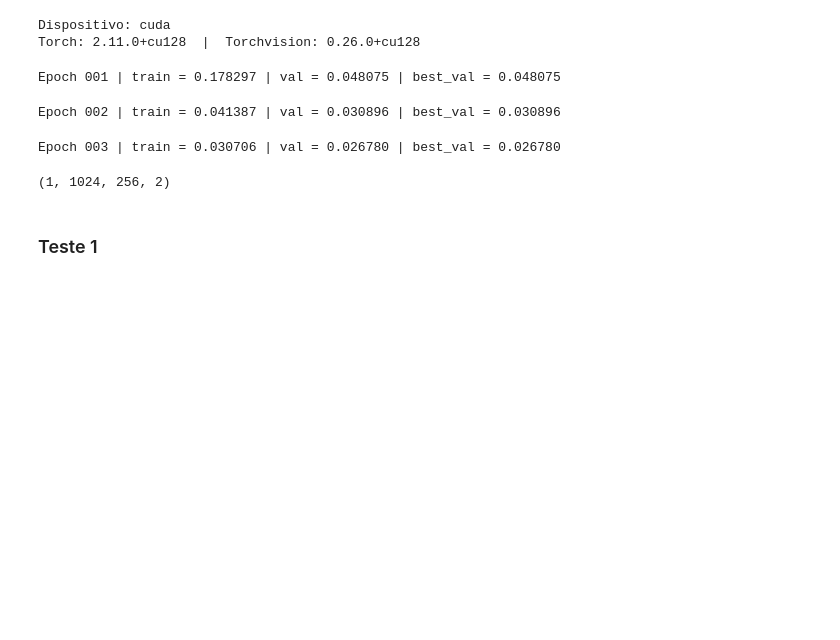
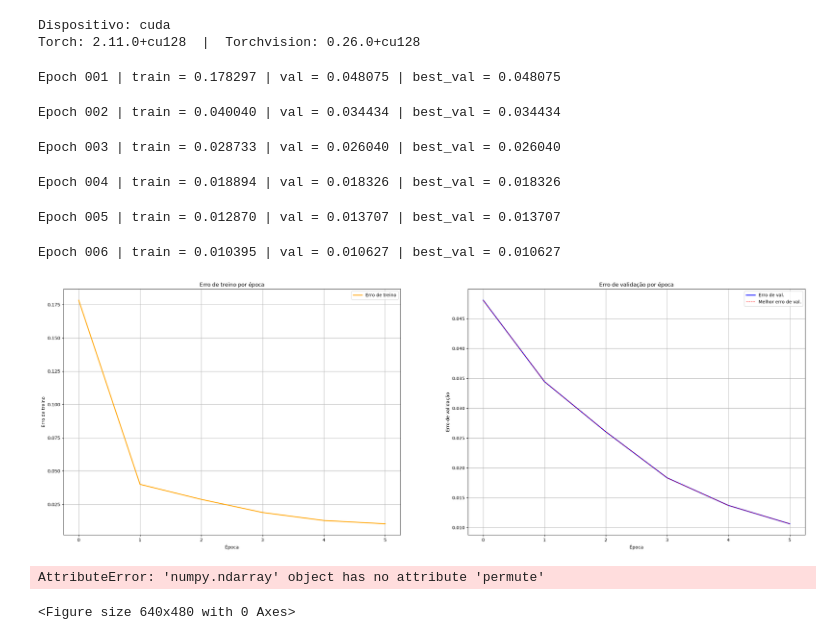
Before and after one commit to oxym4nd145/AV2_ML2_IMPA, a Jupyter notebook: train_hstair.ipynb, the cells around one changed output. Drawn from its saved outputs; the diff is of its cells as text; code cells hidden in the pictures; blank space fills up the shorter version.

Commit message:
fix vis_tools and clean train_hstair

```diff
--- a/train_hstair.ipynb
+++ b/train_hstair.ipynb
@@ -13,12 +13,15 @@ from datasets import HelmholtzDataset
 from vis_tools import *
 # %%
 SEED         = 42
-EPOCHS       = 20
+EPOCHS       = 6
 BATCH_SIZE   = 24
 LR           = 1e-3
 
-DATASET_PATH = "/mnt/storage_C1/BILL_pino/the_well/datasets/helmholtz_staircase"
-OUTPUT_DIR   = "./models"
+BASE_PATH = "/mnt/storage_C1/BILL_pino"
+DATASET_NAME = "helmholtz_staircase"
+DATASET_PATH = BASE_PATH + "/the_well/datasets/" + DATASET_NAME
+OUTPUT_DIR   = BASE_PATH + '/models/' + DATASET_NAME
+
 
 MODES1       = 16   # Modos de Fourier na primeira dimensão espacial (x)
 MODES2       = 16   # Modos de Fourier na segunda dimensão espacial (y)
@@ -80,7 +83,7 @@ experiments = {
 x, y = train_ds[0]
 in_dim, out_dim = x.shape[-1], y.shape[-1]
 
-for i in range(NUM_EXPS):
+for i in range(1, NUM_EXPS):
 
     model = experiments['experiment_model'][i](
         modes1=MODES1,
@@ -91,35 +94,41 @@ for i in range(NUM_EXPS):
         depth=DEPTH,
         proj_dim=PROJ_DIM
     ).cuda()
 
     model = torch.compile(model)
 
     optimizer = torch.optim.AdamW(
         model.parameters(),
         lr=LR,
     )
 
     criterion = relative_l2_loss
 
     history = train_model(
         model=model,
         train_loader=train_loader,
         val_loader=val_loader,
         optimizer=optimizer,
         criterion=criterion,
         epochs=EPOCHS,
         checkpoint_dir=OUTPUT_DIR,
         label=experiments['experiment_label'][i]
     )
 
-    train_vis = plot(history, experiments['experiment_label'][i])
+    train_vis = plot(history, OUTPUT_DIR + '/plots/' + experiments['experiment_label'][i])
 
     train_vis.show(save=True)
 
-    model_vis = gif(val_ds, model, experiments['experiment_label'][i], device)
+    model_vis = gif(val_ds, model, experiments['experiment_label'][i], device, OUTPUT_DIR + '/gifs/' + experiments['experiment_label'][i])
 
-    model_vis.show(steps=100)
+    model_vis.show(steps=200)
 # %% [output]
 Epoch 001 | train = 0.178297 | val = 0.048075 | best_val = 0.048075
-Epoch 002 | train = 0.041387 | val = 0.030896 | best_val = 0.030896
+Epoch 002 | train = 0.040040 | val = 0.034434 | best_val = 0.034434
-Epoch 003 | train = 0.030706 | val = 0.026780 | best_val = 0.026780
+Epoch 003 | train = 0.028733 | val = 0.026040 | best_val = 0.026040
+Epoch 004 | train = 0.018894 | val = 0.018326 | best_val = 0.018326
+Epoch 005 | train = 0.012870 | val = 0.013707 | best_val = 0.013707
+Epoch 006 | train = 0.010395 | val = 0.010627 | best_val = 0.010627
+[figure, added]
+AttributeError: 'numpy.ndarray' object has no attribute 'permute'
+<Figure size 640x480 with 0 Axes>
@@ -171,6 +134,0 @@ imageio.mimsave("helmtest.gif", frames, fps=10)
-# %%
-y.shape
-# %% [output]
-(1, 1024, 256, 2)
-# %% [markdown]
-### Teste 1
```
Also changed, not shown: parts of 11 cells of this notebook, 1 other file.
